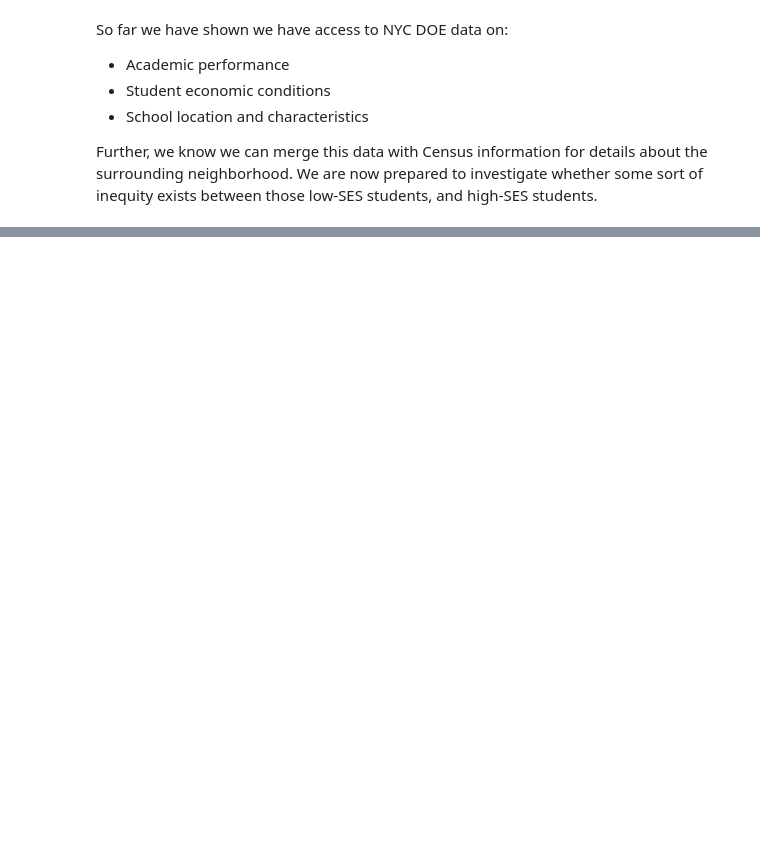
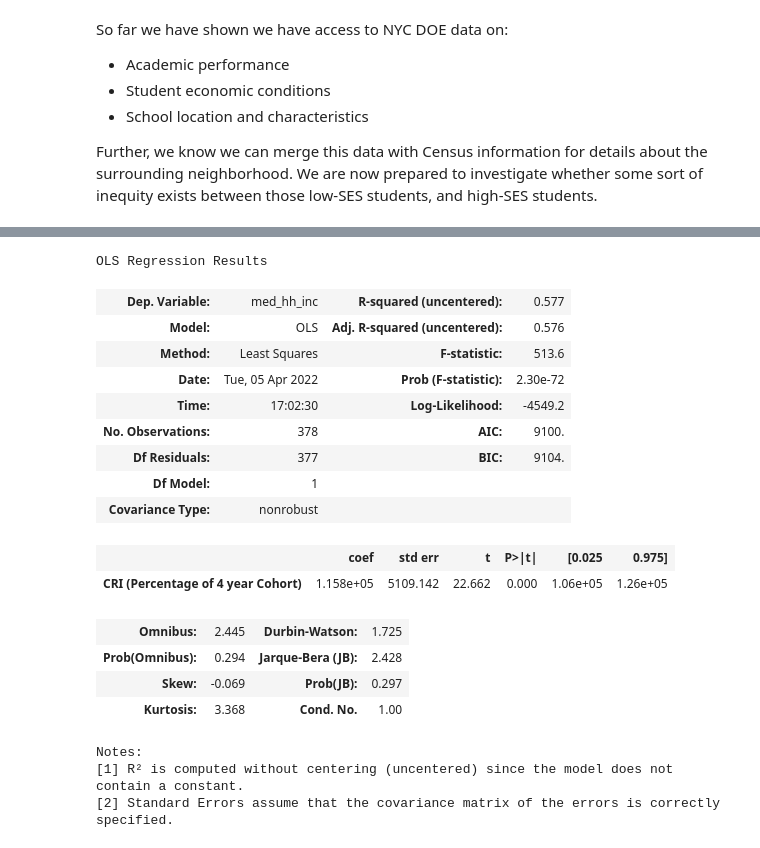
Before and after one commit to tara-sullivan/nyc_high_school_outcomes, a Jupyter notebook: NYC High Schol Outcomes.ipynb, the cells around one changed output, grey strips where cells are left out. Cells and saved outputs as stored; diff of their text form; code cells hidden in the pictures; blank space fills up the shorter version.

```diff
--- a/NYC High Schol Outcomes.ipynb
+++ b/NYC High Schol Outcomes.ipynb
@@ -372,0 +446,40 @@ We are now prepared to investigate whether some sort of inequity exists between
+# %%
+from statsmodels.regression.linear_model import OLS
+
+bool_idx = (merge_df['med_hh_inc'].notna()) &(merge_df['Percentage of 4-year Cohort Taking SAT Math'].notna())
+
+mod = OLS(
+    merge_df['med_hh_inc'].loc[bool_idx],
+    merge_df['Percentage of 4-year Cohort Taking SAT Math'].loc[bool_idx],
+)
+results = mod.fit()
+results.summary()
+
+bool_idx = (merge_df['med_hh_inc'].notna()) &(merge_df['CRI (Percentage of 4 year Cohort)'].notna())
+
+mod = OLS(
+    merge_df['med_hh_inc'].loc[bool_idx],
+    merge_df['CRI (Percentage of 4 year Cohort)'].loc[bool_idx],
+)
+results = mod.fit()
+results.summary()
+# %% [output]
+OLS Regression Results
+| Dep. Variable: | med_hh_inc | R-squared (uncentered): | 0.577 |
+| Model: | OLS | Adj. R-squared (uncentered): | 0.576 |
+| Method: | Least Squares | F-statistic: | 513.6 |
+| Date: | Tue, 05 Apr 2022 | Prob (F-statistic): | 2.30e-72 |
+| Time: | 17:02:30 | Log-Likelihood: | -4549.2 |
+| No. Observations: | 378 | AIC: | 9100. |
+| Df Residuals: | 377 | BIC: | 9104. |
+| Df Model: | 1 |  |  |
+| Covariance Type: | nonrobust |  |  |
+|  | coef | std err | t | P>|t| | [0.025 | 0.975] |
+| CRI (Percentage of 4 year Cohort) | 1.158e+05 | 5109.142 | 22.662 | 0.000 | 1.06e+05 | 1.26e+05 |
+| Omnibus: | 2.445 | Durbin-Watson: | 1.725 |
+| Prob(Omnibus): | 0.294 | Jarque-Bera (JB): | 2.428 |
+| Skew: | -0.069 | Prob(JB): | 0.297 |
+| Kurtosis: | 3.368 | Cond. No. | 1.00 |
+Notes:
+[1] R² is computed without centering (uncentered) since the model does not contain a constant.
+[2] Standard Errors assume that the covariance matrix of the errors is correctly specified.
```
Also changed, not shown: parts of 17 cells of this notebook, 3 other files.
